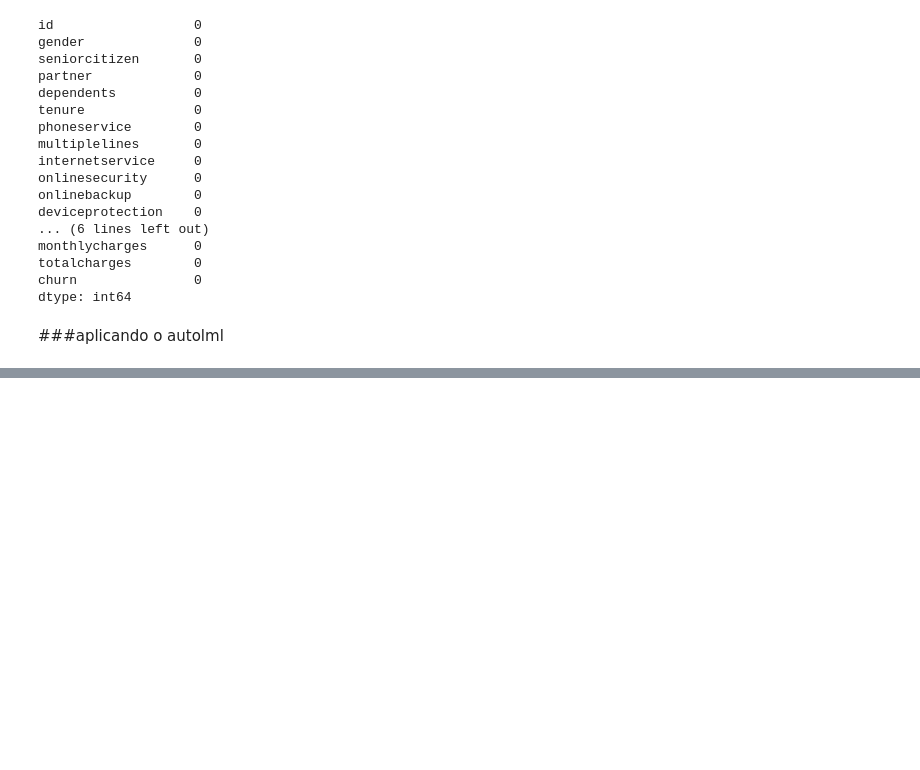
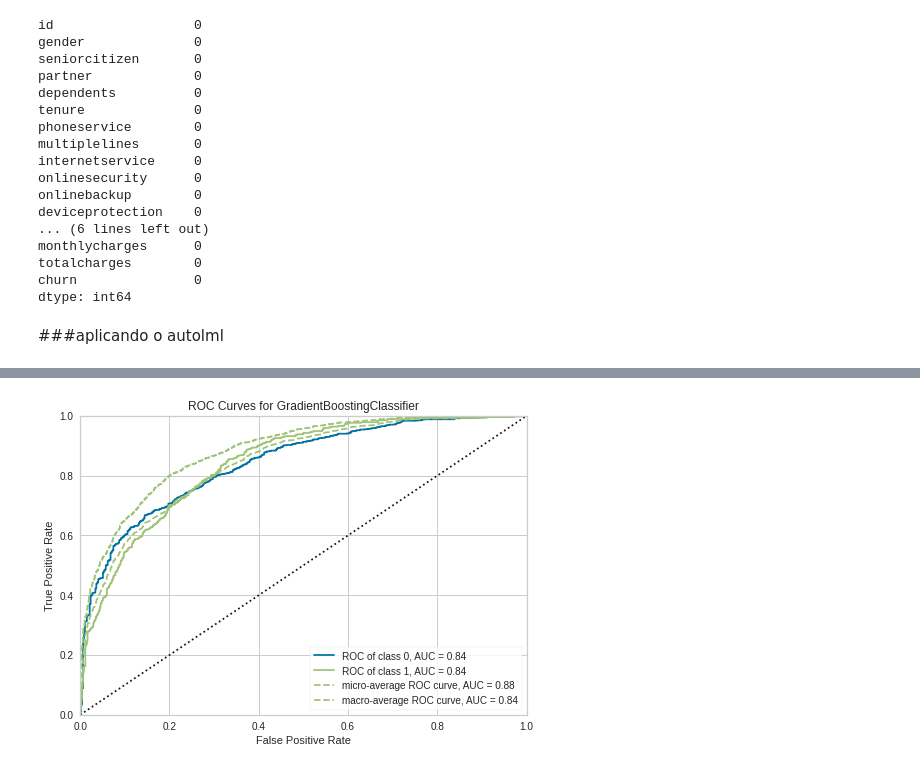
Before and after one commit to jjefferson2006/DSWP_JJ_altera, a Jupyter notebook: desafio_kaggle_2.ipynb, the cells around one changed output, grey strips where cells are left out. Saved outputs shown, nothing was run; the diff lists cells and outputs as text; code cells hidden in the pictures; blank space fills up the shorter version.

```diff
--- a/desafio_kaggle_2.ipynb
+++ b/desafio_kaggle_2.ipynb
@@ -534,0 +507,4 @@ tuned_ada = tune_model(ada)
+# %%
+plot_model(estimator = tuned_gbc, plot = 'auc')
+# %% [output]
+[figure, added]
```
Also changed, not shown: parts of 16 cells of this notebook.
